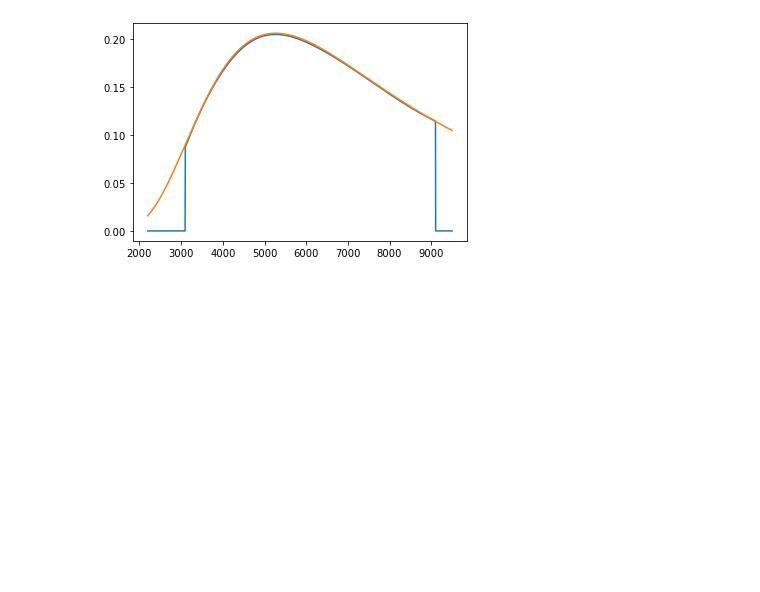
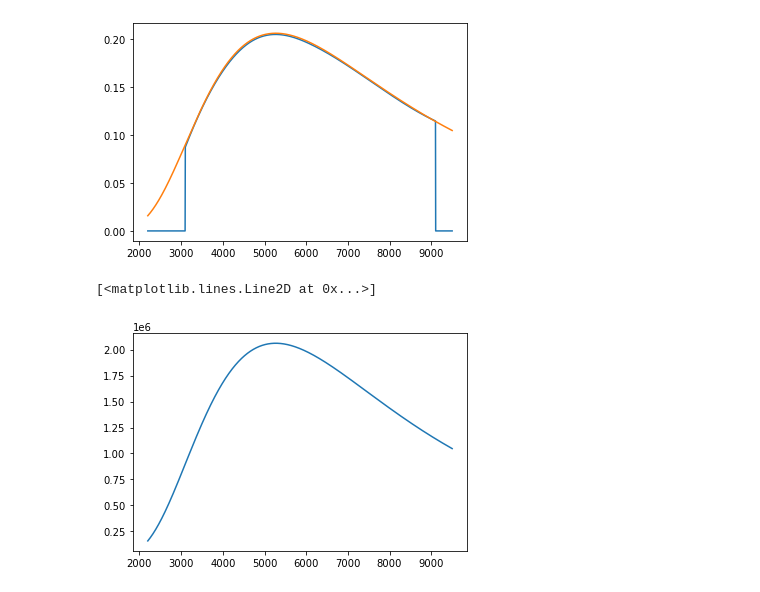
Before and after one commit to mlincett/sn1987a-spectroscopy, a Jupyter notebook: notebooks/Planck Check.ipynb, the cells around one changed output. Saved outputs shown, nothing was run; the diff lists cells and outputs as text; code cells hidden in the pictures; blank space fills up the shorter version.

```diff
--- a/notebooks/Planck Check.ipynb
+++ b/notebooks/Planck Check.ipynb
@@ -61,5 +61,7 @@ plt.plot(lmb, pl.value/1e7)
 [<matplotlib.lines.Line2D at 0x...>]
 [figure]
 # %%
-lm = planck6000.lambda_max
+# %% [output]
+[<matplotlib.lines.Line2D at 0x...>]
+[figure, added]
 # %%
```
Also changed, not shown: parts of 3 cells of this notebook, 2 other files.
